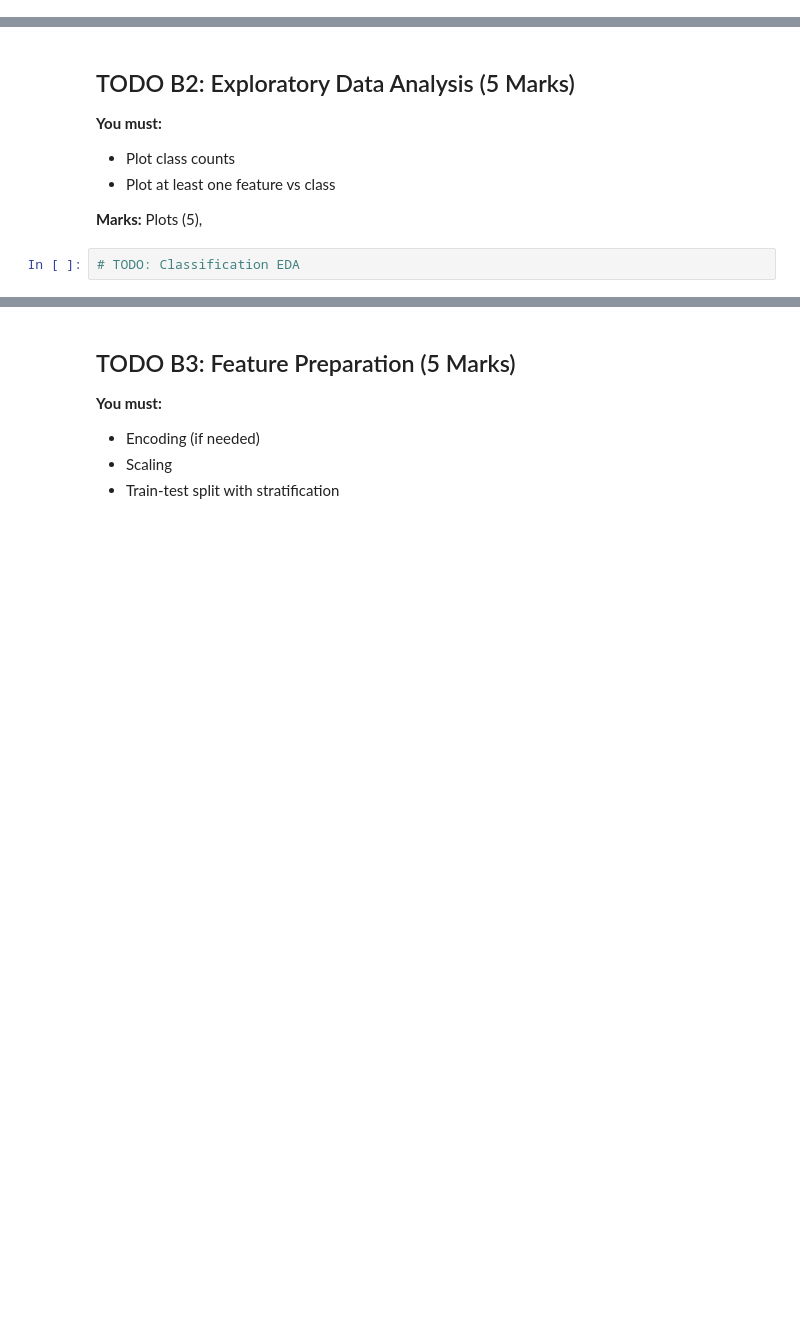
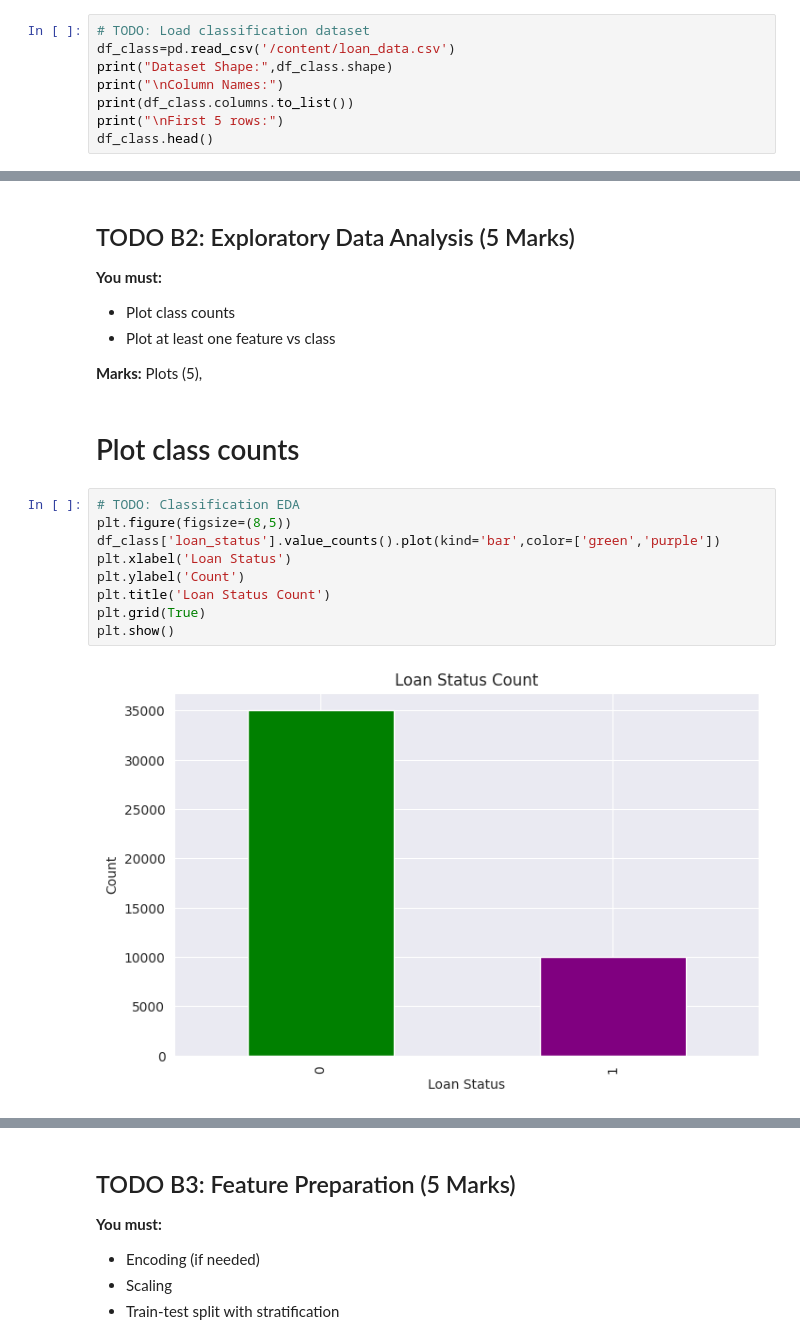
Before and after one commit to Md-Salman-Rahman339/AI-ML, a Jupyter notebook: Copy_of_AI_ML_Assignment_3_Module_19.ipynb, the cells around one changed output, grey strips where cells are left out. Saved outputs shown, nothing was run; the diff lists cells and outputs as text; blank space fills up the shorter version.

```diff
--- a/Copy_of_AI_ML_Assignment_3_Module_19.ipynb
+++ b/Copy_of_AI_ML_Assignment_3_Module_19.ipynb
@@ -345,0 +386,8 @@ You will work with the provided **classification dataset**.
+# %%
+# TODO: Load classification dataset
+df_class=pd.read_csv('/content/loan_data.csv')
+print("Dataset Shape:",df_class.shape)
+print("\nColumn Names:")
+print(df_class.columns.to_list())
+print("\nFirst 5 rows:")
+df_class.head()
@@ -350,5 +436,16 @@ You will work with the provided **classification dataset**.
 - Plot at least one feature vs class
 
 **Marks:** Plots (5),
-# %%
-# TODO: Classification EDA
+# %% [markdown]
+# Plot class counts
+# %%
+# TODO: Classification EDA
+plt.figure(figsize=(8,5))
+df_class['loan_status'].value_counts().plot(kind='bar',color=['green','purple'])
+plt.xlabel('Loan Status')
+plt.ylabel('Count')
+plt.title('Loan Status Count')
+plt.grid(True)
+plt.show()
+# %% [output]
+[figure, added]
```
Also changed, not shown: parts of 12 cells of this notebook.
